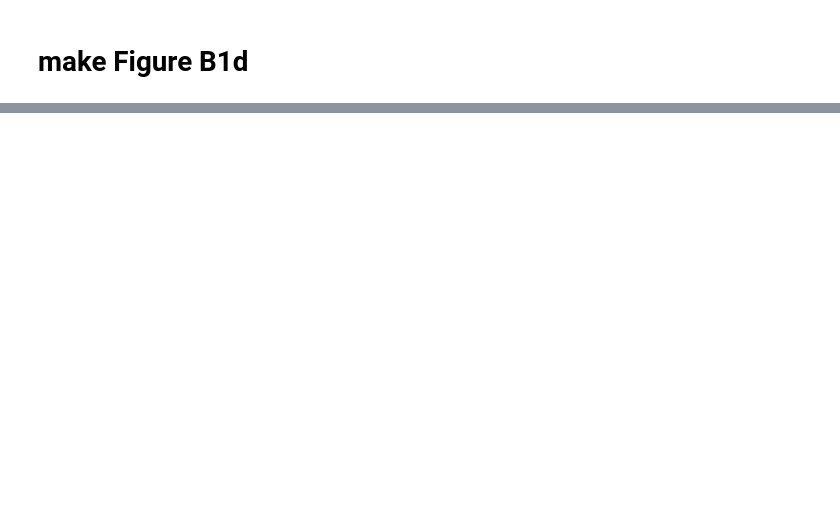
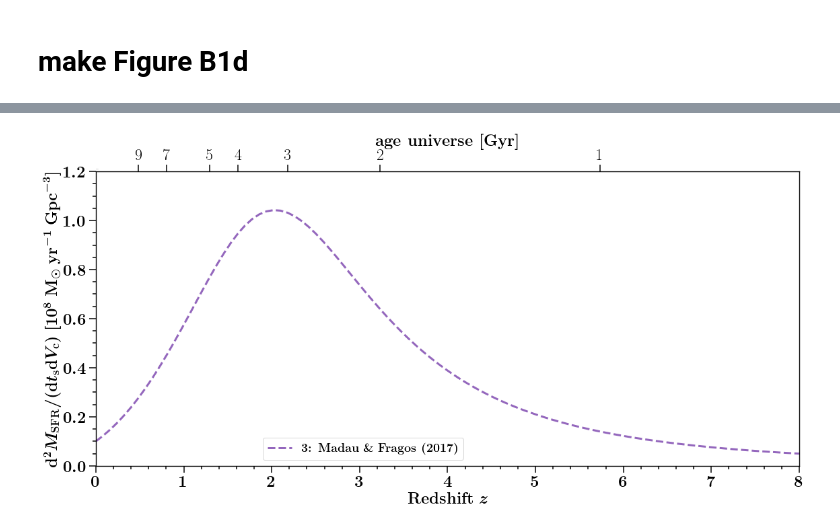
Before and after one commit to FloorBroekgaarden/BlackHole-NeutronStar, a Jupyter notebook: plottingCode/Fig_B1/make_Figure_B1.ipynb, the cells around one changed output, grey strips where cells are left out. Saved outputs shown, nothing was run; the diff lists cells and outputs as text; code cells hidden in the pictures; blank space fills up the shorter version.

Commit message:
update figures

```diff
--- a/plottingCode/Fig_B1/make_Figure_B1.ipynb
+++ b/plottingCode/Fig_B1/make_Figure_B1.ipynb
@@ -556,0 +557,61 @@ plt.close()
+# %%
+metallicityGrid = np.logspace(-4, -1.5,100)
+MSSFR = ClassMSSFR.MSSFR(metallicityGrid=metallicityGrid)
+
+# fontsize
+fs = 20
+
+clist=['#1f77b4', '#ff7f0e', '#d62728', '#9467bd']
+#Plotting the SFR prescriptions
+redshifts = np.linspace(0,8,100)
+#strolger works in age not redshift
+ages      = MSSFR.cosmology.age(redshifts).value
+
+fig, axes = plt.subplots(1,1, figsize=(16,8))
+# axes.plot(redshifts, MSSFR.SFR_Neijssel(redshifts), c=clist[0], lw=3., label=r'\textbf{0: Neijssel et al. (2019)}', linestyle='-')
+# axes.plot(redshifts, MSSFR.SFR_Madau(redshifts),    c=clist[1], lw=3., label=r'\textbf{1: Madau }$\&$ \textbf{Dickinson (2014)}', linestyle='-.')
+# axes.plot(redshifts, MSSFR.SFR_Strolger(ages),      c=clist[2], lw=3., label=r'\textbf{2: Strolger et al. (2004)}', linestyle=':')
+axes.plot(redshifts, MSSFR.SFR_Madau2(redshifts),   c=clist[3], lw=3., label=r'\textbf{3: Madau }$\&$ \textbf{Fragos (2017)}', linestyle='--')
+
+
+# axes and legend layout
+nameX = r'\textbf{Redshift} $z$'
+nameY = r'$ {\rm{d}}^2M_{\rm{SFR}}/({\rm{d}}t_{{\rm{s}}}{\rm{d}}V_{\rm{c}}) \   [10^8\ {\rm{M}}_{\odot}\  {\rm{yr}}^{-1}\ {\rm{Gpc}}^{-3}]$'
+axes.legend(loc=8, prop={'size':18}, bbox_to_anchor=(0.38, 0))
+axes.yaxis.offsetText.set_fontsize(0.1)
+axes.set_ylim(0, 1.2*10**8)
+axes.set_xlabel(nameX, fontsize=fs+4)
+axes.set_ylabel(nameY, fontsize=fs+4)
+axes.tick_params(labelsize=fs+4)
+axes.set_xlim(0,8)
+layoutAxes(axes, nameX=nameX, nameY=nameY, fontsize=fs+4)
+
+
+### second axis for age ###
+axes2  = axes.twiny()
+# axes2.plot(redshifts, MSSFR.SFR_Neijssel(redshifts), c=clist[0], lw=3., label='Preferred model')
+#find nearest redshift to age
+agelabels = np.array([1,2,3,4,5,7, 9]) #Gyr
+ageUniverse = MSSFR.cosmology.age(0)
+redshiftTicks = np.zeros(len(agelabels))
+for nr, age in enumerate(agelabels):
+    distance = np.abs(ages-age)
+    ind      = np.where(distance==np.min(distance))[0][0]
+    redshiftTicks[nr] =  redshifts[ind]
+
+axes2.set_xticks(redshiftTicks)
+axes2.set_xticklabels(agelabels)
+nameX2 = r'\textbf{age universe [Gyr]}'
+
+axes2.set_xlabel(nameX2, fontsize=fs+4)
+axes2.tick_params(labelsize=fs+4)
+layoutAxes(axes2, nameX=nameX2, nameY=None, fontsize=fs+4, setMinor=False)
+axes2.set_xlim(0,8)
+##
+
+# save and show
+plt.tight_layout()
+plt.savefig('/Users/floorbroekgaarden/Downloads/SFRplot.png', dpi=600,bbox_inches='tight')
+# plt.savefig('./SFRplot.pdf',bbox_inches='tight')
+plt.show()
+# %% [output]
@@ -556,0 +619 @@ plt.close()
+[figure, added]
```
Also changed, not shown: parts of 4 cells of this notebook, 10 other files.
